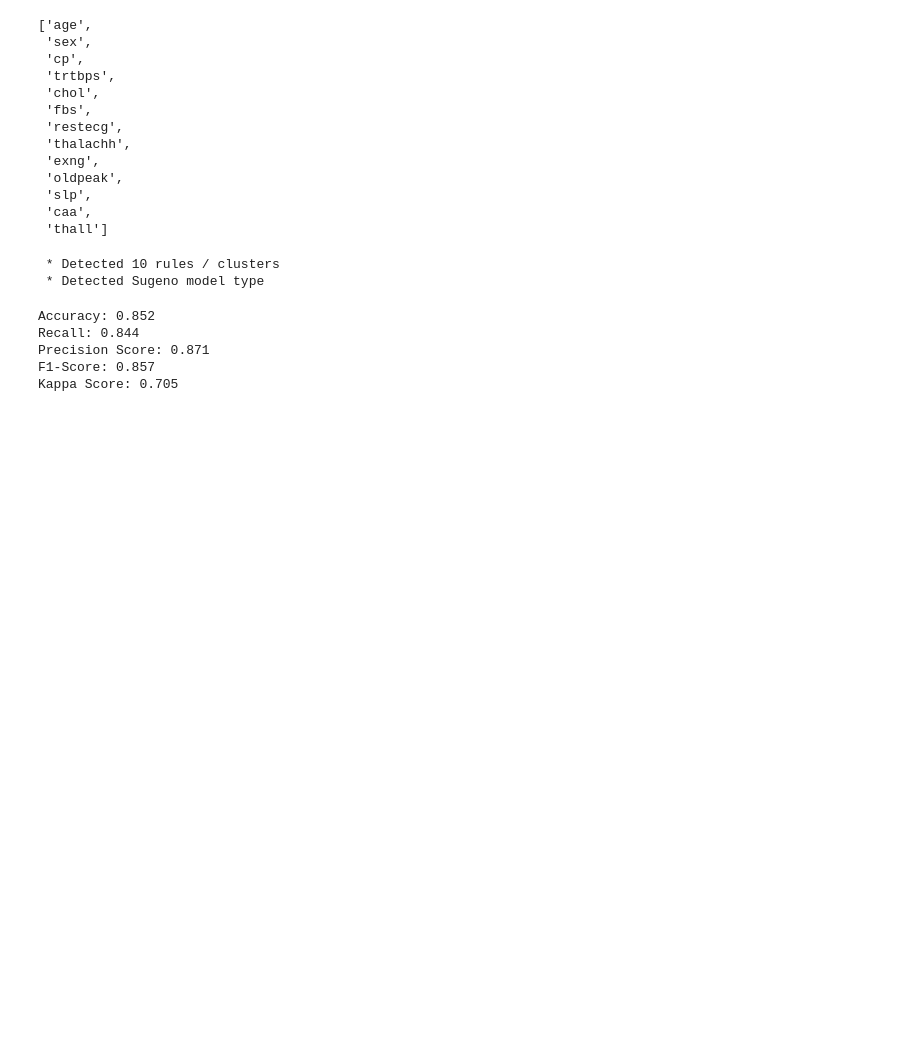
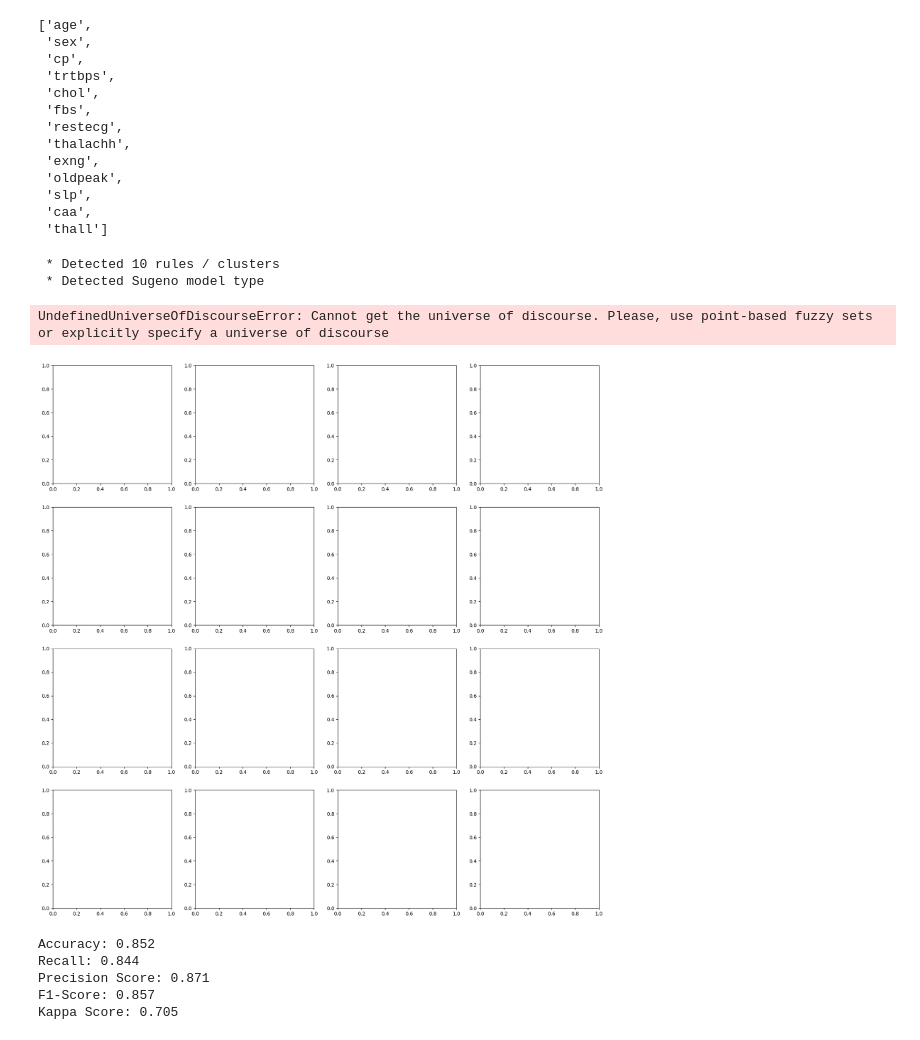
Before and after one commit to AlexGoncalves21/SInts_24, a Jupyter notebook: FinalProject/FuzzyInference.ipynb, the cells around one changed output. Cells and saved outputs as stored; diff of their text form; code cells hidden in the pictures; blank space fills up the shorter version.

```diff
--- a/FinalProject/FuzzyInference.ipynb
+++ b/FinalProject/FuzzyInference.ipynb
@@ -59,6 +59,11 @@ model = modbuilder.get_model()
 # %% [output]
  * Detected 10 rules / clusters
  * Detected Sugeno model type
+# %%
+model.produce_figure()
+# %% [output]
+UndefinedUniverseOfDiscourseError: Cannot get the universe of discourse. Please, use point-based fuzzy sets or explicitly specify a universe of discourse
+[figure, added]
 # %%
 modtester = SugenoFISTester(model, X_test, var_names)
 y_pred_probs = clip(modtester.predict()[0], 0, 1)
```
